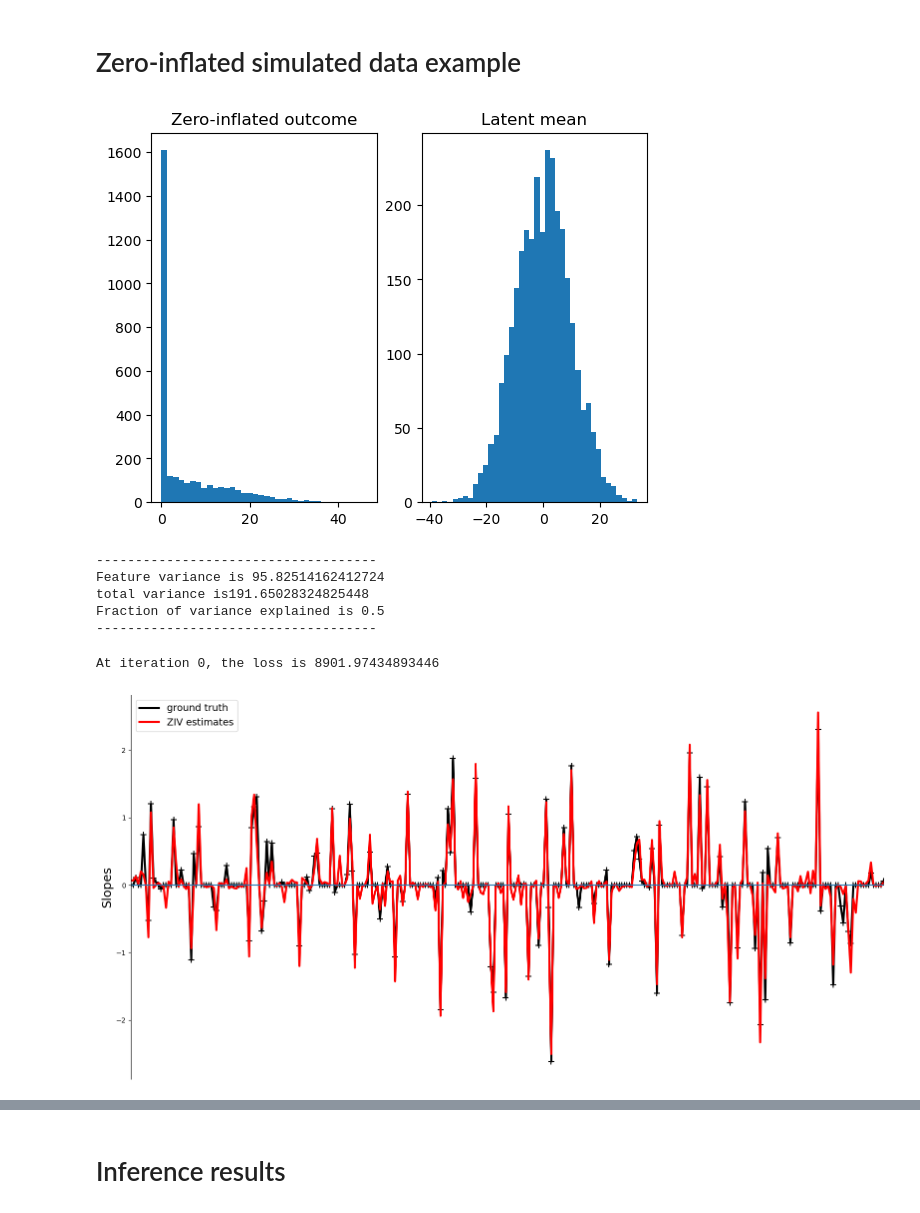
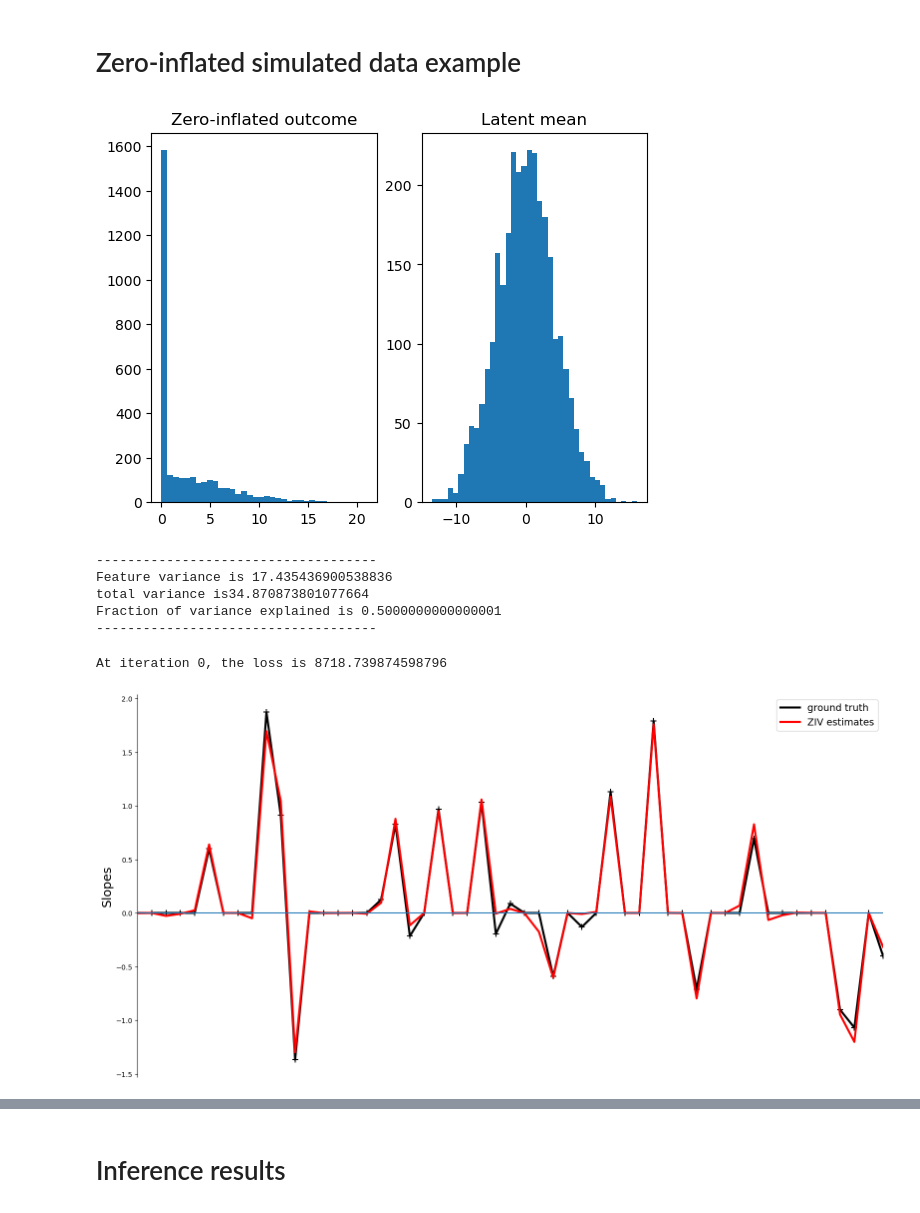
Before and after one commit to junting-ren/ZIV, a Jupyter notebook: quick_start_guide.ipynb, the cells around one changed output, grey strips where cells are left out. Cells and saved outputs as stored; diff of their text form; code cells hidden in the pictures.

```diff
--- a/quick_start_guide.ipynb
+++ b/quick_start_guide.ipynb
@@ -18,7 +18,7 @@ import numpy as np
 # Zero-inflated simulated data example
 # %%
 # Loading the data
-data_sim = sim_tobit_data(n = 3000, p =300, p_causal = 100,
+data_sim = sim_tobit_data(n = 3000, p =50, p_causal = 20,
                           rho = 0.1, var = 1, n_matrix = 1, h = 0.5, p_confound = 0)
 z, X, Xs, latent_mean, var_feature, var_total, true_beta, y_star = data_sim.gen_data()
 show_sim(z, latent_mean, var_total)
@@ -26,27 +26,38 @@ z_df = pd.DataFrame(z, columns = ['outcome'])
 feature_df = pd.DataFrame(X, columns = ['c'+str(i) for i in range(1,X.shape[1]+1)])
 data = pd.concat([z_df, feature_df], axis = 1)
 # %% [output]
-[figure, old version]
+[figure, new version]
 ------------------------------------
-Feature variance is 95.82514162412724
-total variance is191.65028324825448
-Fraction of variance explained is 0.5
+Feature variance is 17.435436900538836
+total variance is34.870873801077664
+Fraction of variance explained is 0.5000000000000001
 ------------------------------------
+# %%
+# Adding categorical features that is included in the FVE calculation (null effect)
+data['cate_feature_1'] = np.random.choice(range(1,4), data.shape[0], replace = True)
+data['cate_feature_1'] = np.where(data['cate_feature_1'] == 1, 'C1', np.where(data['cate_feature_1'] == 2, 'C2', 'C3'))
+data['cate_feature_2'] = np.where(np.random.binomial(1, 0.5, size = data.shape[0]), 'T', 'F')
+# Add in two true beta for the additional categorical features
+true_beta = np.concatenate([np.array([0,0, 0]), true_beta])
+# Adding confounding categroical features (null effect)
+data['cate_conf_1'] = np.random.choice(range(1,4), data.shape[0], replace = True)
+data['cate_conf_1'] = np.where(data['cate_conf_1'] == 1, 'C1', np.where(data['cate_conf_1'] == 2, 'C2', 'C3'))
+data['cate_conf_2'] = np.where(np.random.binomial(1, 0.5, size = data.shape[0]), 'T', 'F')
 # %%
 # Initialize and Fit the model
 ziv = ZIV(data = data, outcome_name = 'outcome',
-          feature_conti_name = list(data.columns[1:]),
-          feature_cate_name = [],
+          feature_conti_name = list(data.columns[1:51]),
+          feature_cate_name = ['cate_feature_1', 'cate_feature_2'],
           confounder_conti_name = [],
-          confounder_cate_name = [],
+          confounder_cate_name = ['cate_conf_1', 'cate_conf_2'],
           batch_size = None, device = 'cpu')
 FVE_df, coefficient_df, train_prediction, train_error = ziv.fit(lr = 0.5,
                                                                 min_loss_stop_fraction_diff = 0.5,
                                                                 lr_schedule_step = 1000, lr_sch_gamma = 0.8,
                                                                 verbose = True, true_beta = true_beta)
 # %% [output]
-At iteration 0, the loss is 8901.97434893446
+At iteration 0, the loss is 8718.739874598796
-[figure, old version]
+[figure, new version]
 # %%
 # Prediction
 ziv.predict(data)
```
Also changed, not shown: parts of 3 cells of this notebook.
